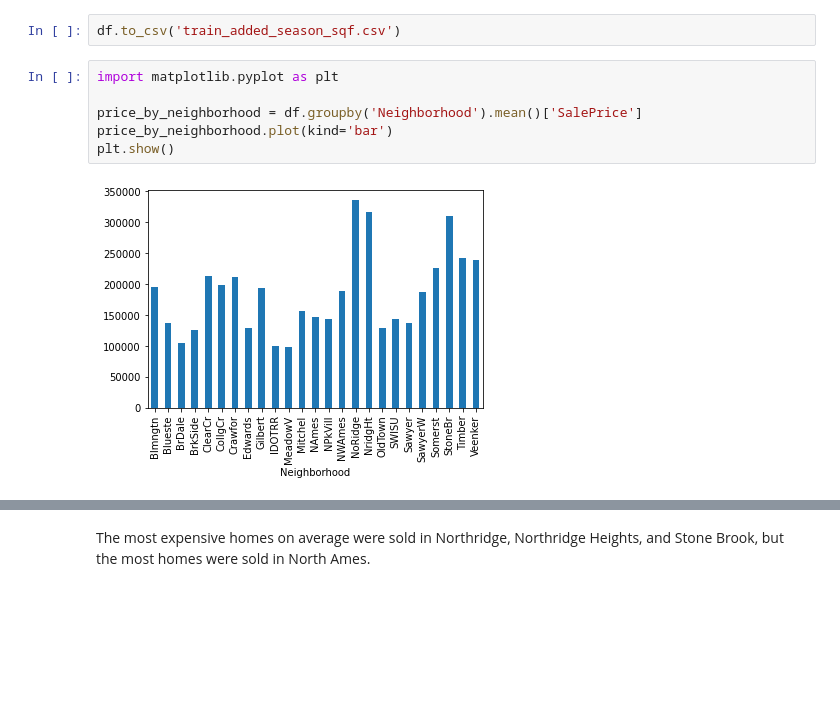
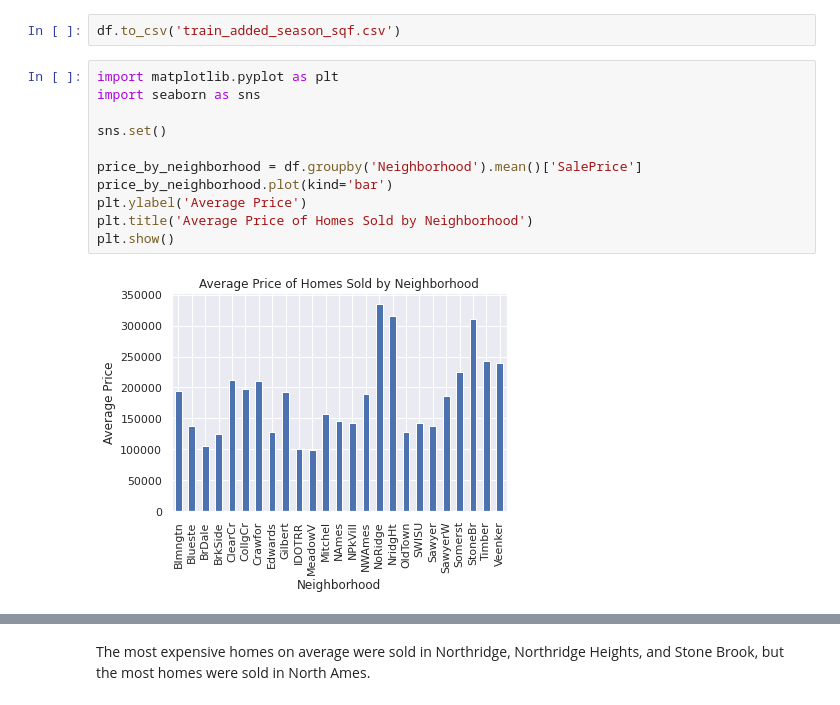
Before and after one commit to amjcosta/Kaggle, a Jupyter notebook: house_price_prediction/housing_price_prediction.ipynb, the cells around one changed output, grey strips where cells are left out. Cells and saved outputs as stored; diff of their text form; blank space fills up the shorter version.

```diff
--- a/house_price_prediction/housing_price_prediction.ipynb
+++ b/house_price_prediction/housing_price_prediction.ipynb
@@ -297,12 +349,17 @@ I think some graphs would be easier to understand. Let's save this and move alon
 df.to_csv('train_added_season_sqf.csv')
 # %%
 import matplotlib.pyplot as plt
+import seaborn as sns
+
+sns.set()
 
 price_by_neighborhood = df.groupby('Neighborhood').mean()['SalePrice']
 price_by_neighborhood.plot(kind='bar')
+plt.ylabel('Average Price')
+plt.title('Average Price of Homes Sold by Neighborhood')
 plt.show()
 # %% [output]
-[figure, old version]
+[figure, new version]
 # %%
 neighborhoods = df['Neighborhood'].value_counts()
 neighborhoods.plot(kind='bar')
```
Also changed, not shown: parts of 19 cells of this notebook, 1 other file.
